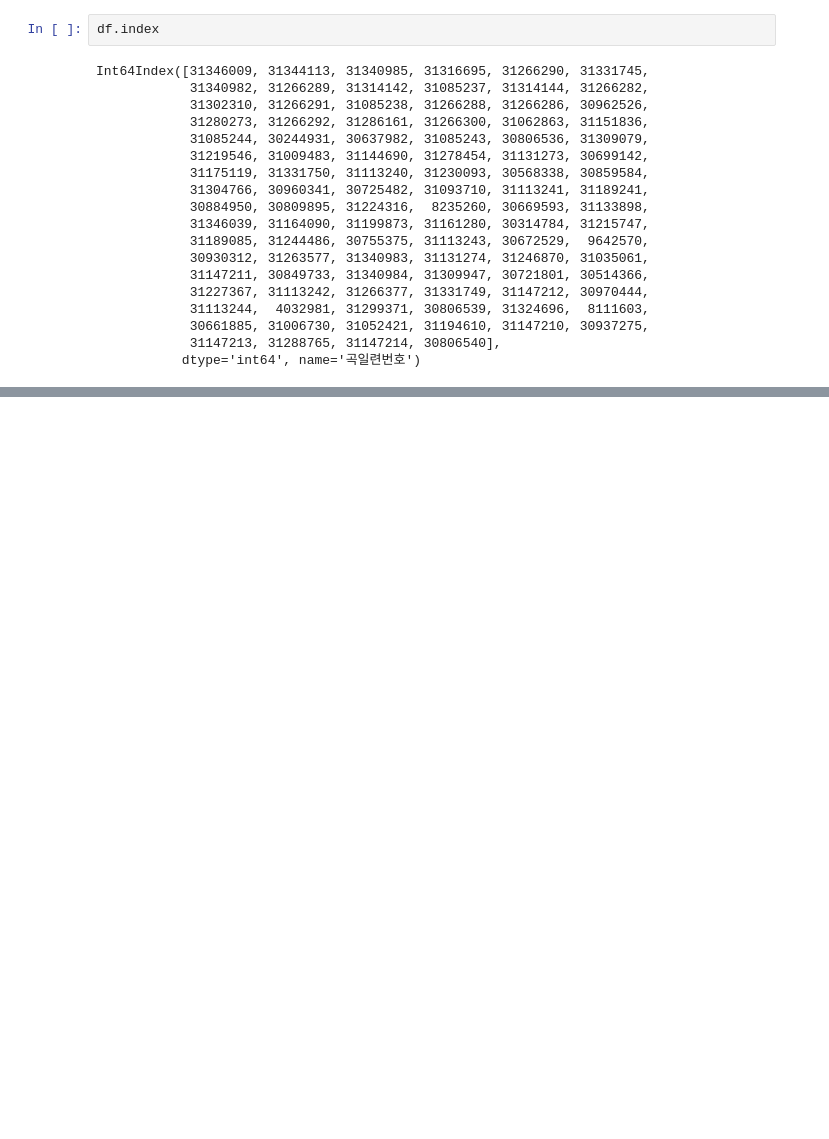
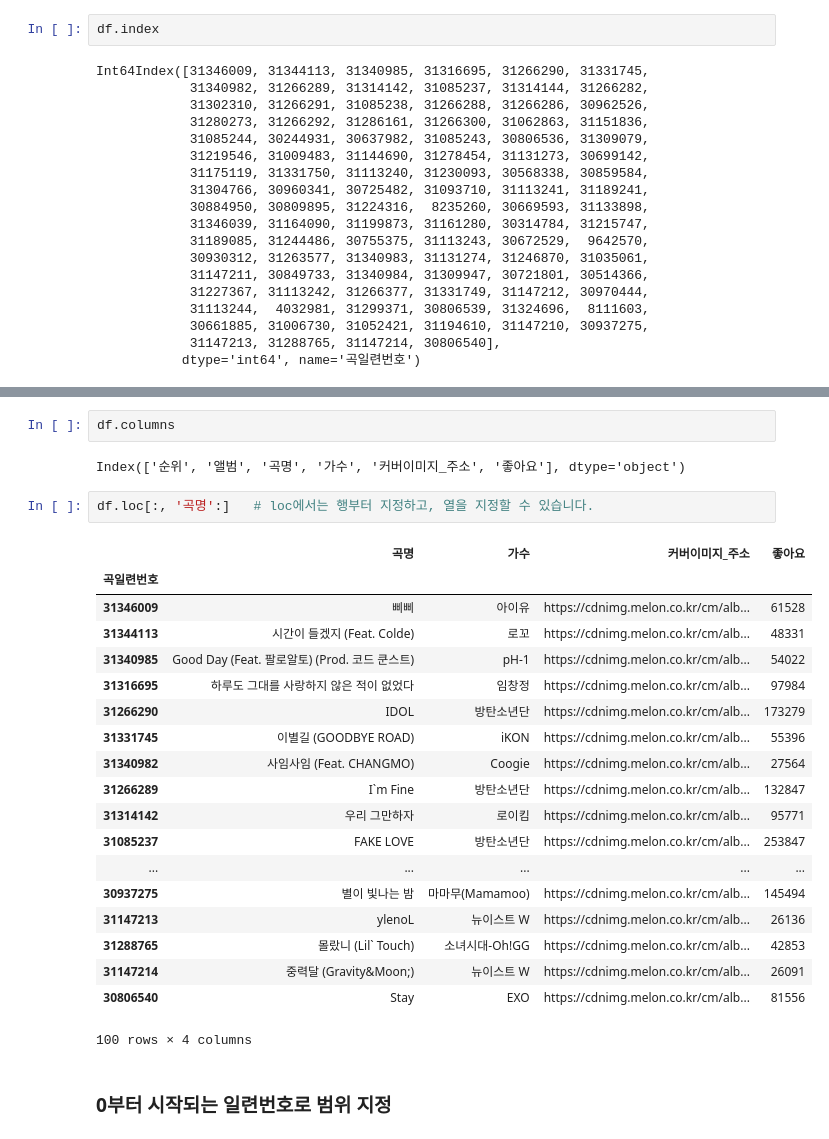
Before and after one commit to CodingSta/demo-201810-lge, a Jupyter notebook: 파이썬강의.ipynb, the cells around one changed output, grey strips where cells are left out. Saved outputs shown, nothing was run; the diff lists cells and outputs as text; blank space fills up the shorter version.

```diff
--- a/파이썬강의.ipynb
+++ b/파이썬강의.ipynb
@@ -951,0 +1024,28 @@ df.loc[names]
+# %%
+df.columns
+# %% [output]
+Index(['순위', '앨범', '곡명', '가수', '커버이미지_주소', '좋아요'], dtype='object')
+# %%
+df.loc[:, '곡명':]   # loc에서는 행부터 지정하고, 열을 지정할 수 있습니다.
+# %% [output]
+|  | 곡명 | 가수 | 커버이미지_주소 | 좋아요 |
+| 곡일련번호 |  |  |  |  |
+| 31346009 | 삐삐 | 아이유 | https://cdnimg.melon.co.kr/cm/alb... | 61528 |
+| 31344113 | 시간이 들겠지 (Feat. Colde) | 로꼬 | https://cdnimg.melon.co.kr/cm/alb... | 48331 |
+| 31340985 | Good Day (Feat. 팔로알토) (Prod. 코드 쿤스트) | pH-1 | https://cdnimg.melon.co.kr/cm/alb... | 54022 |
+| 31316695 | 하루도 그대를 사랑하지 않은 적이 없었다 | 임창정 | https://cdnimg.melon.co.kr/cm/alb... | 97984 |
+| 31266290 | IDOL | 방탄소년단 | https://cdnimg.melon.co.kr/cm/alb... | 173279 |
+| 31331745 | 이별길 (GOODBYE ROAD) | iKON | https://cdnimg.melon.co.kr/cm/alb... | 55396 |
+| 31340982 | 사임사임 (Feat. CHANGMO) | Coogie | https://cdnimg.melon.co.kr/cm/alb... | 27564 |
+| 31266289 | I`m Fine | 방탄소년단 | https://cdnimg.melon.co.kr/cm/alb... | 132847 |
+| 31314142 | 우리 그만하자 | 로이킴 | https://cdnimg.melon.co.kr/cm/alb... | 95771 |
+| 31085237 | FAKE LOVE | 방탄소년단 | https://cdnimg.melon.co.kr/cm/alb... | 253847 |
+| ... | ... | ... | ... | ... |
+| 30937275 | 별이 빛나는 밤 | 마마무(Mamamoo) | https://cdnimg.melon.co.kr/cm/alb... | 145494 |
+| 31147213 | ylenoL | 뉴이스트 W | https://cdnimg.melon.co.kr/cm/alb... | 26136 |
+| 31288765 | 몰랐니 (Lil` Touch) | 소녀시대-Oh!GG | https://cdnimg.melon.co.kr/cm/alb... | 42853 |
+| 31147214 | 중력달 (Gravity&Moon;) | 뉴이스트 W | https://cdnimg.melon.co.kr/cm/alb... | 26091 |
+| 30806540 | Stay | EXO | https://cdnimg.melon.co.kr/cm/alb... | 81556 |
+100 rows × 4 columns
+# %% [markdown]
+### 0부터 시작되는 일련번호로 범위 지정
```
Also changed, not shown: parts of 20 cells of this notebook.
